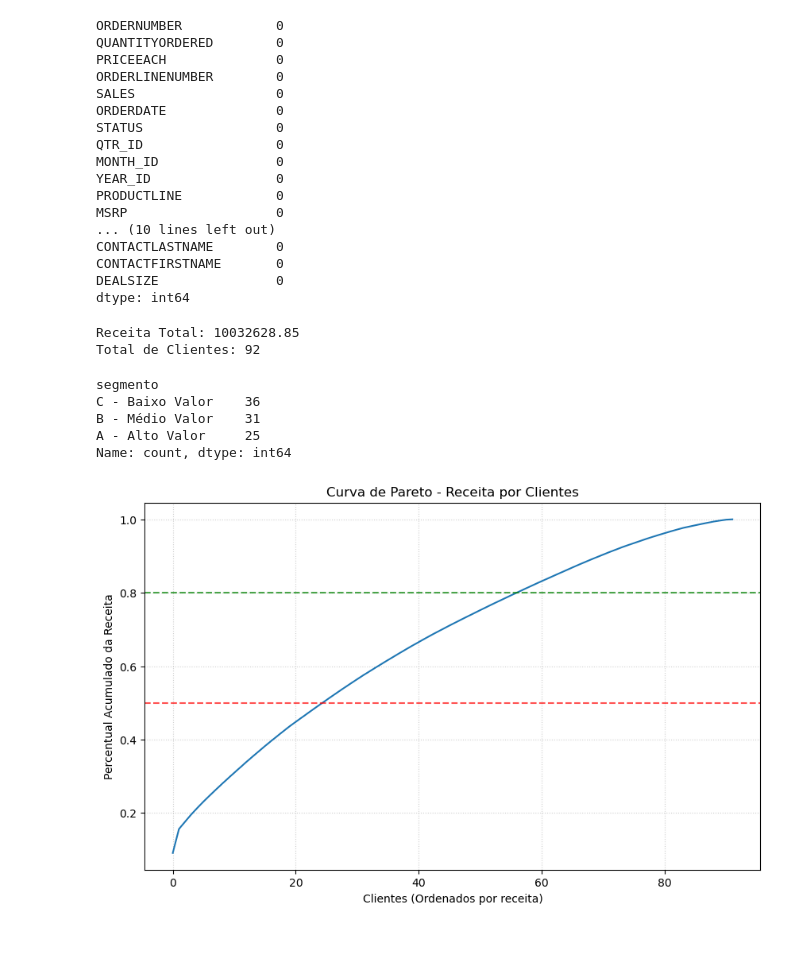
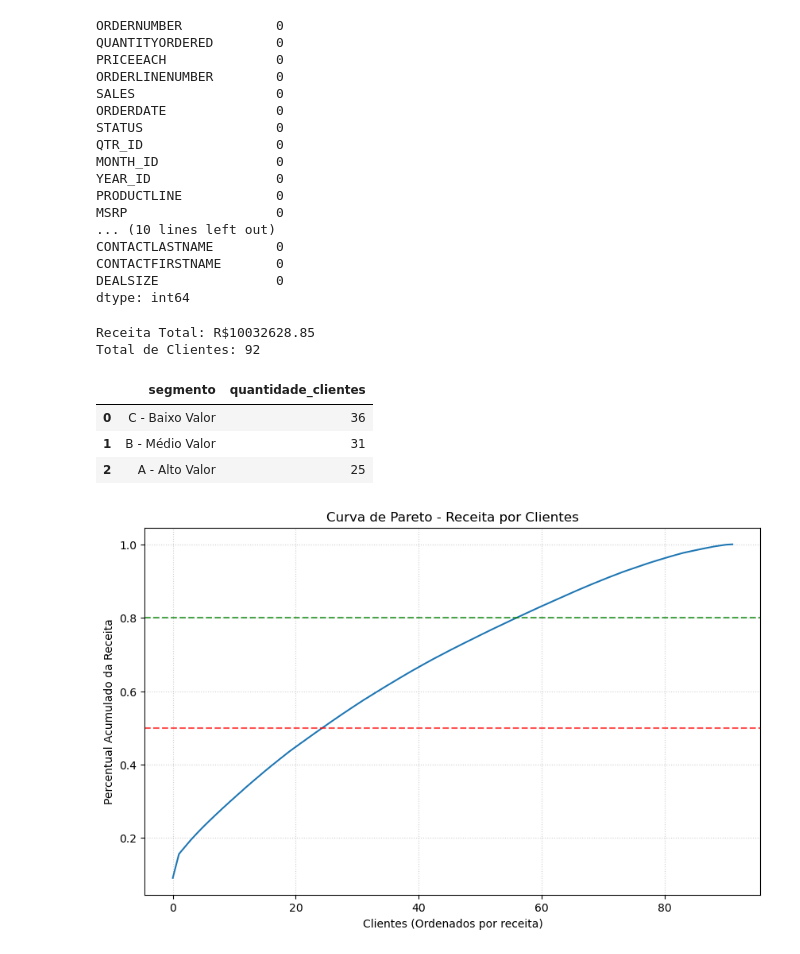
Before and after one commit to Jorge-print/data-portfolio-jorge, a Jupyter notebook: vendas/notebooks/analise_segmentacao_abc_clientes.ipynb, the cells around one changed output. Saved outputs shown, nothing was run; the diff lists cells and outputs as text; code cells hidden in the pictures.

```diff
--- a/vendas/notebooks/analise_segmentacao_abc_clientes.ipynb
+++ b/vendas/notebooks/analise_segmentacao_abc_clientes.ipynb
@@ -46,10 +46,10 @@ dtype: int64
 receita_total = df["SALES"].sum()
 total_clientes = df["CUSTOMERNAME"].nunique()
 
-print(f"Receita Total: {receita_total:.2f}")
+print(f"Receita Total: R${receita_total:.2f}")
 print(f"Total de Clientes: {total_clientes}")
 # %% [output]
-Receita Total: 10032628.85
+Receita Total: R$10032628.85
 Total de Clientes: 92
 # %%
 receita_cliente = (df.groupby("CUSTOMERNAME")["SALES"].sum().reset_index())
@@ -59,25 +59,28 @@ receita_cliente = receita_cliente.sort_values(by="SALES", ascending=False)
 receita_cliente["perc_receita"] = receita_cliente["SALES"] / receita_total
 receita_cliente["perc_acumulado"] = receita_cliente["perc_receita"].cumsum()
 # %%
-# Seguimentação ABC
+# Segmentação ABC
 
 def classificar(x):
     if x <= 0.5:
         return "A - Alto Valor"
     elif x <= 0.8:
         return "B - Médio Valor"
     else:
         return "C - Baixo Valor"
 
 receita_cliente["segmento"] = receita_cliente["perc_acumulado"].apply(classificar)
 
 receita_cliente["segmento"].value_counts()
+
+resumo_qtd = receita_cliente["segmento"].value_counts().reset_index()
+resumo_qtd.columns = ["segmento", "quantidade_clientes"]
+resumo_qtd
 # %% [output]
-segmento
-C - Baixo Valor    36
-B - Médio Valor    31
-A - Alto Valor     25
-Name: count, dtype: int64
+|  | segmento | quantidade_clientes |
+| 0 | C - Baixo Valor | 36 |
+| 1 | B - Médio Valor | 31 |
+| 2 | A - Alto Valor | 25 |
 # %%
 # Curva de Pareto
 
```
Also changed, not shown: parts of 2 cells of this notebook.
